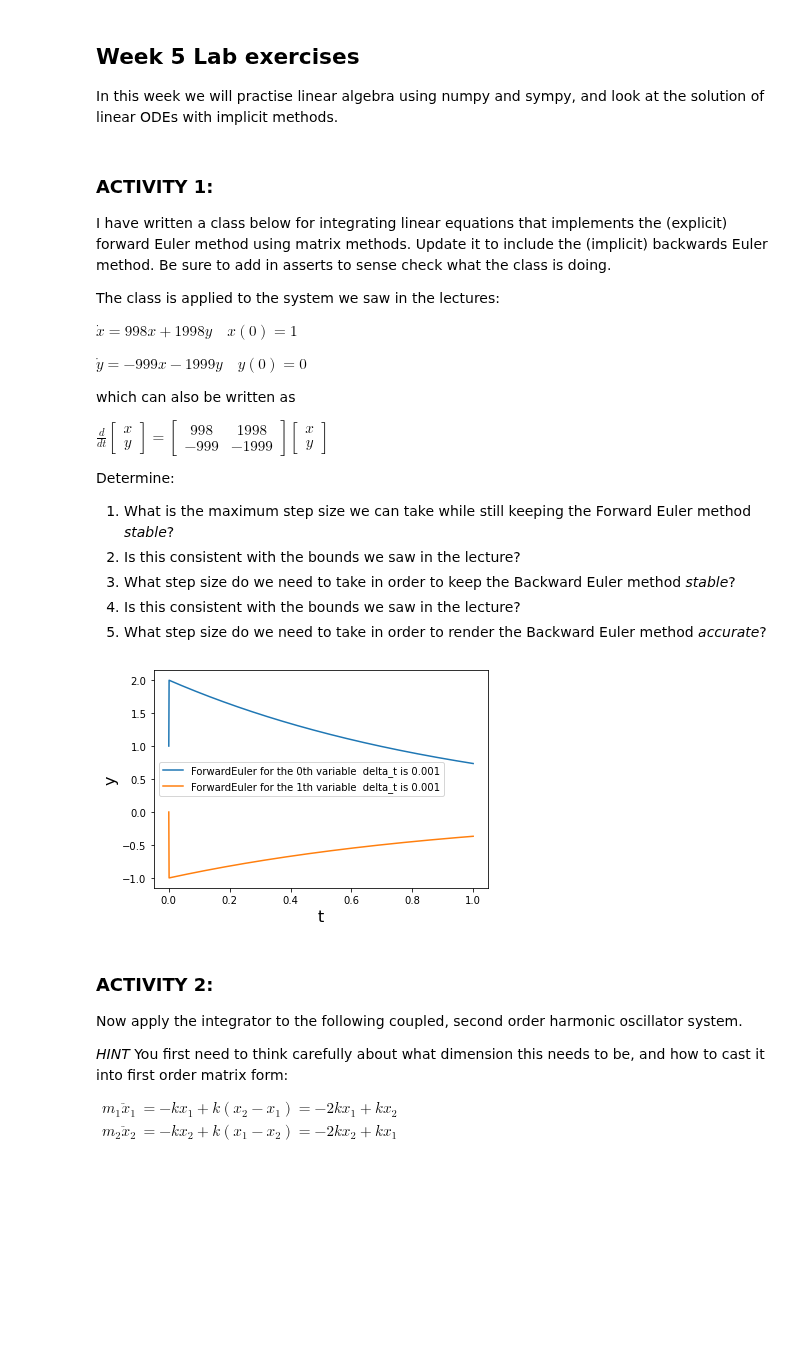
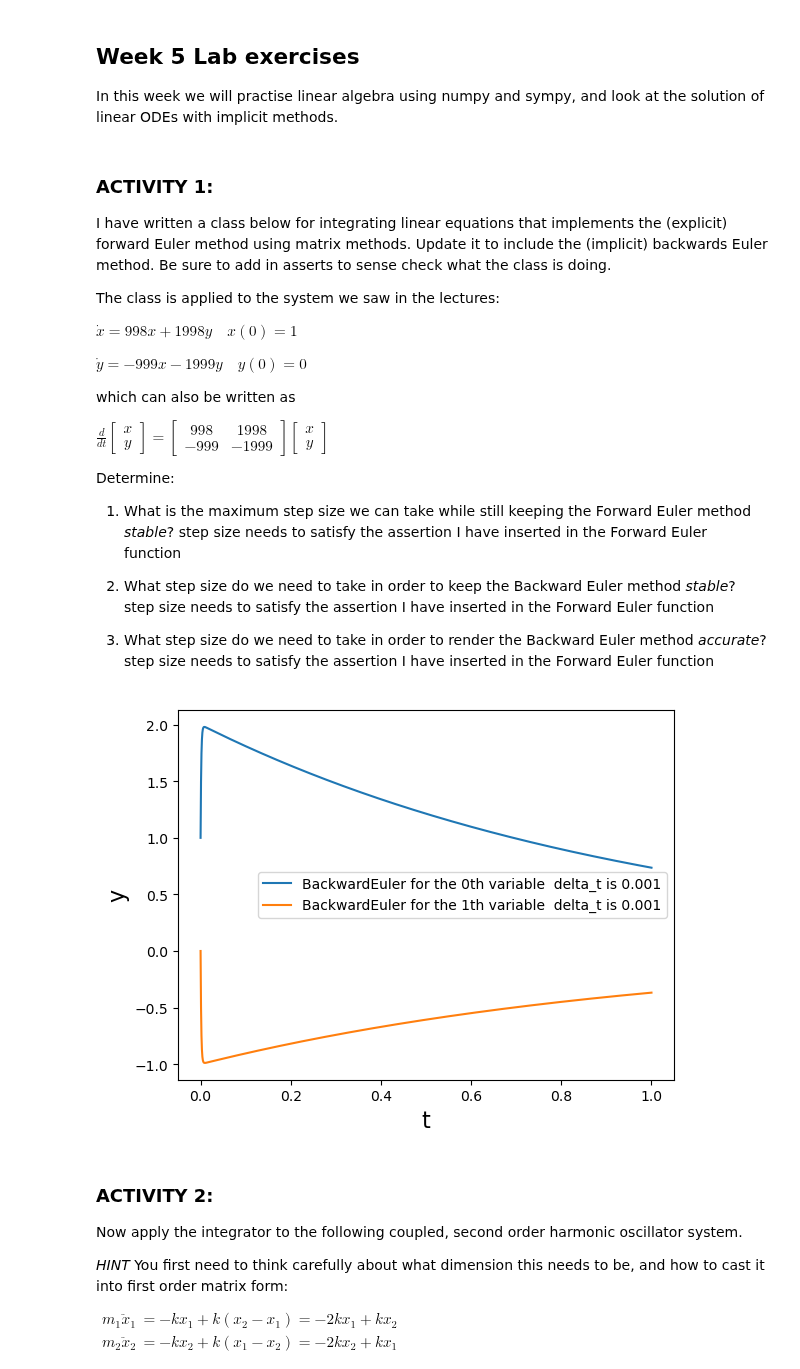
Before and after one commit to KAClough/TopicsInSciComp, a Jupyter notebook: Notebooks/Week5_LabExercises.ipynb, the cells around one changed output. Saved outputs shown, nothing was run; the diff lists cells and outputs as text; code cells hidden in the pictures; blank space fills up the shorter version.

```diff
--- a/Notebooks/Week5_LabExercises.ipynb
+++ b/Notebooks/Week5_LabExercises.ipynb
@@ -38,10 +39,13 @@ y
 Determine:
 
 1. What is the maximum step size we can take while still keeping the Forward Euler method _stable_?
-2. Is this consistent with the bounds we saw in the lecture?
-3. What step size do we need to take in order to keep the Backward Euler method _stable_?
-4. Is this consistent with the bounds we saw in the lecture?
-5. What step size do we need to take in order to render the Backward Euler method _accurate_?
+   step size needs to satisfy the assertion I have inserted in the Forward Euler function
+
+2. What step size do we need to take in order to keep the Backward Euler method _stable_?
+   step size needs to satisfy the assertion I have inserted in the Forward Euler function
+
+3. What step size do we need to take in order to render the Backward Euler method _accurate_?
+   step size needs to satisfy the assertion I have inserted in the Forward Euler function
 # %%
 # ExplicitLinearIntegrator class
 
@@ -94,7 +98,7 @@ class ExplicitLinearIntegrator :
         return self._N_time_steps
 
     # Enables the user to reset the max time
-    @max_time.setter
+    @max_time.setter # changes other variables to better suit the user's change in max time.
     def max_time(self, value):
         self._max_time = value
         self._delta_t = self.max_time / self.N_time_steps
@@ -102,7 +106,7 @@ class ExplicitLinearIntegrator :
         self._y_solution = np.zeros([self.N_time_steps+1,self._dimension])
 
     # Enables the user to reset the number of time steps
-    @N_time_steps.setter
+    @N_time_steps.setter # changes other variables to better suit the user's change in n_time_steps
     def N_time_steps(self, value):
         self._N_time_steps = value
         self._delta_t = self.max_time / self.N_time_steps
@@ -112,6 +116,8 @@ class ExplicitLinearIntegrator :
     def calculate_solution(self, y0) :
         if (self.method == "ForwardEuler") :
             self.integrate_using_forward_Euler(y0)
+        elif (self.method == "BackwardEuler") :
+            self.integrate_using_backward_Euler(y0)
         else :
             assert False, 'integration method not implemented'
 
@@ -128,38 +134,67 @@ class ExplicitLinearIntegrator :
     def integrate_using_forward_Euler(self, y0) :
 
         h = self._delta_t
+
+        #Test whether it's cool to do this
+        max_eigval = np.max(np.linalg.eigvals(self.C_matrix))
+        assert h < 2/max_eigval, 'Step-size must be less than 2/(max eigenvalue of the matrix)'
+        #end of test of coolness
+
         for itime, time in enumerate(self.t_solution) :
             if itime == 0 :
                 self._y_solution[itime,:] = y0
             else :
                 I_matrix = np.eye(self._dimension)
                 I_minus_hC = I_matrix - h * self.C_matrix
-                yold = np.matrix(self._y_solution[itime-1, :])
+                yold = np.matrix(self._y_solution[itime-1, :])#take the whole row this is the 'itime-1'th row
                 # Need to be a bit careful with the shapes here
                 yold = yold.transpose()
                 ynew = I_minus_hC * yold
                 ynew = ynew.transpose()
                 self._y_solution[itime,:] = ynew
 
+
     #UPDATE ME!
-    #def integrate_using_backward_Euler(self, y0) :
+    def integrate_using_backward_Euler(self, y0) :
+
+        h = self._delta_t
+
+        #Test whether this is cool:
+        eigenvalues = np.linalg.eigvals(self.C_matrix)
+        for eigenvalue in eigenvalues:
+            assert np.abs(1/(1/h*eigenvalue))<1, 'Step-size, h, must satisfy abs(1/(1/h*eigenvalue))<1 for all eigenvalues of the matrix'
+        #end of test of coolness
+
+        for itime, time in enumerate(self.t_solution) :
+            if itime == 0:
+                self._y_solution[itime, :] = y0
+            else :
+                I_matrix = np.eye(self._dimension)
+                I_plus_hC = I_matrix + h* self.C_matrix
+                inv_I_plus_hC = np.linalg.inv(I_plus_hC)
+                yold = np.matrix(self._y_solution[itime-1, :])
+                yold = yold.transpose()
+                ynew = inv_I_plus_hC * yold
+                ynew = ynew.transpose()
+                self._y_solution[itime,:] = ynew
+
 
 
 # How to use the class - example from the lecture
 C_matrix = np.matrix([[-998, -1998], [999, 1999]]) # Minus the one in the equations
 y0 = np.array([1.0, 0.0])
 max_time = 1.0
 N_time_steps = 1000
 
 # Define an object of the class
 stiff_problem_integrator = ExplicitLinearIntegrator(C_matrix, max_time,
-                                         N_time_steps, "ForwardEuler")
+                                         N_time_steps, "BackwardEuler")
 
 # Find and plot the solution
 stiff_problem_integrator.calculate_solution(y0)
 stiff_problem_integrator.plot_solution()
 # %% [output]
-[figure, old version]
+[figure, new version]
 # %% [markdown]
 ### ACTIVITY 2:
 
```
Also changed, not shown: parts of 2 cells of this notebook, 1 other file.
